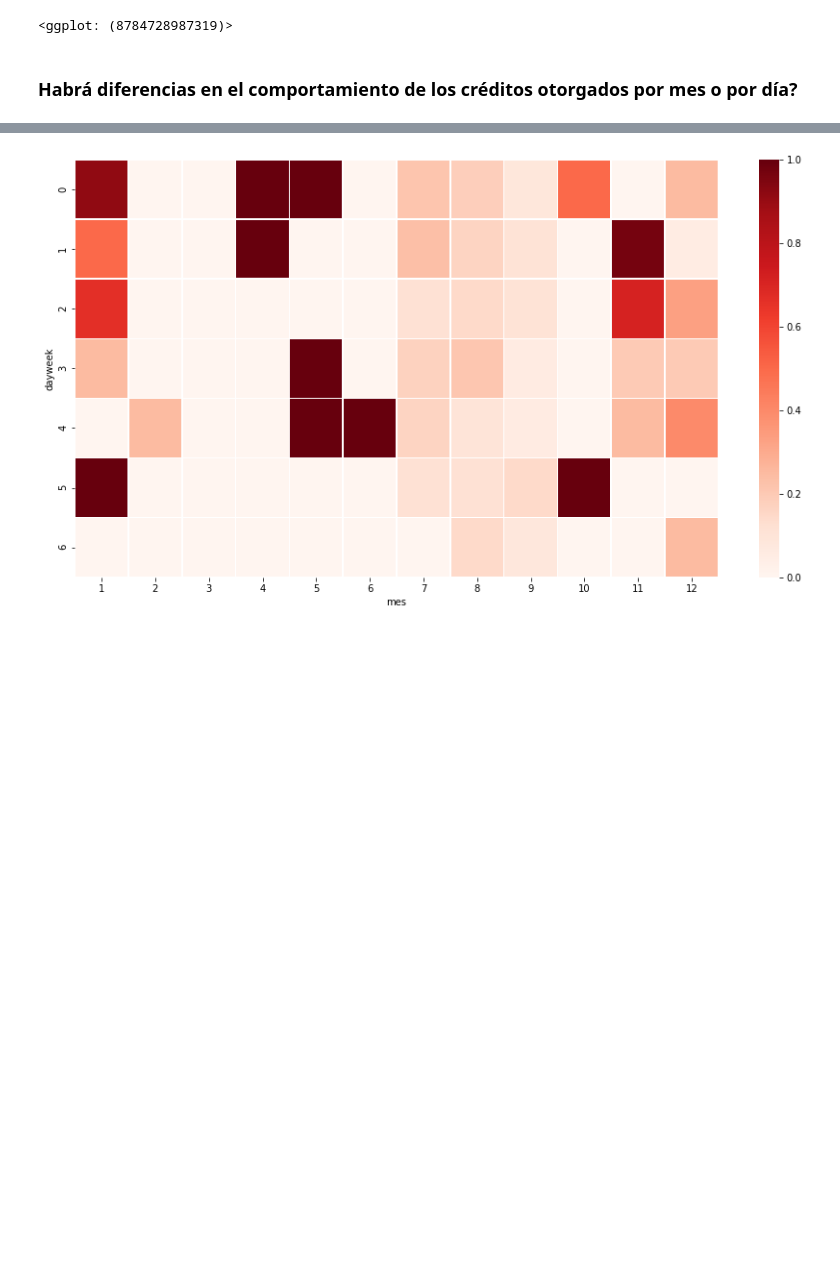
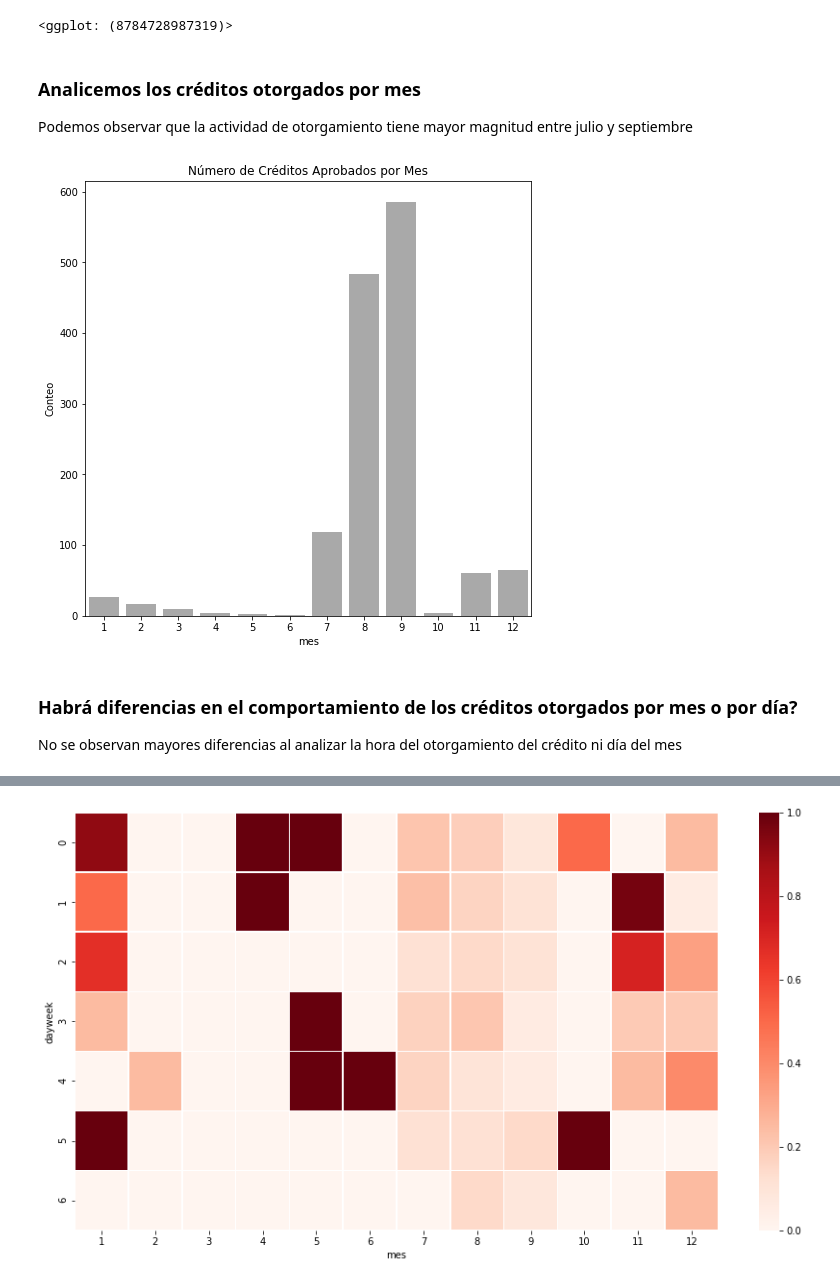
Before and after one commit to statscol/icesi_faii_final, a Jupyter notebook: fundamentos_analiticaII_final.ipynb, the cells around one changed output, grey strips where cells are left out. Drawn from its saved outputs; the diff is of its cells as text; code cells hidden in the pictures; blank space fills up the shorter version.

```diff
--- a/fundamentos_analiticaII_final.ipynb
+++ b/fundamentos_analiticaII_final.ipynb
@@ -184,8 +184,23 @@ geom_col()
 # %% [output]
 [figure]
 <ggplot: (8784728987319)>
+# %% [markdown]
+### Analicemos los créditos otorgados por mes
+Podemos observar que la actividad de otorgamiento tiene mayor magnitud entre julio y septiembre
+# %%
+dataux=DatosFinal
+dataux['mes']=DatosFinal.fecha.dt.month
+dataux['dayweek']=DatosFinal.fecha.dt.dayofweek
+
+ax,fig=plt.subplots(figsize=(8,8))
+ax=sns.countplot(x='mes',data=dataux,color="darkgray")
+ax.set_title("Número de Créditos Aprobados por Mes");
+ax.set_ylabel("Conteo");
+# %% [output]
+[figure, added]
 # %% [markdown]
 ### Habrá diferencias en el comportamiento de los créditos otorgados por mes o por día?
+No se observan mayores diferencias al analizar la hora del otorgamiento del crédito ni día del mes
 # %%
 def highlight(val):
   return ['background-color: red' if a>0.7 else '' for a in val]
```
Also changed, not shown: parts of 15 cells of this notebook.
